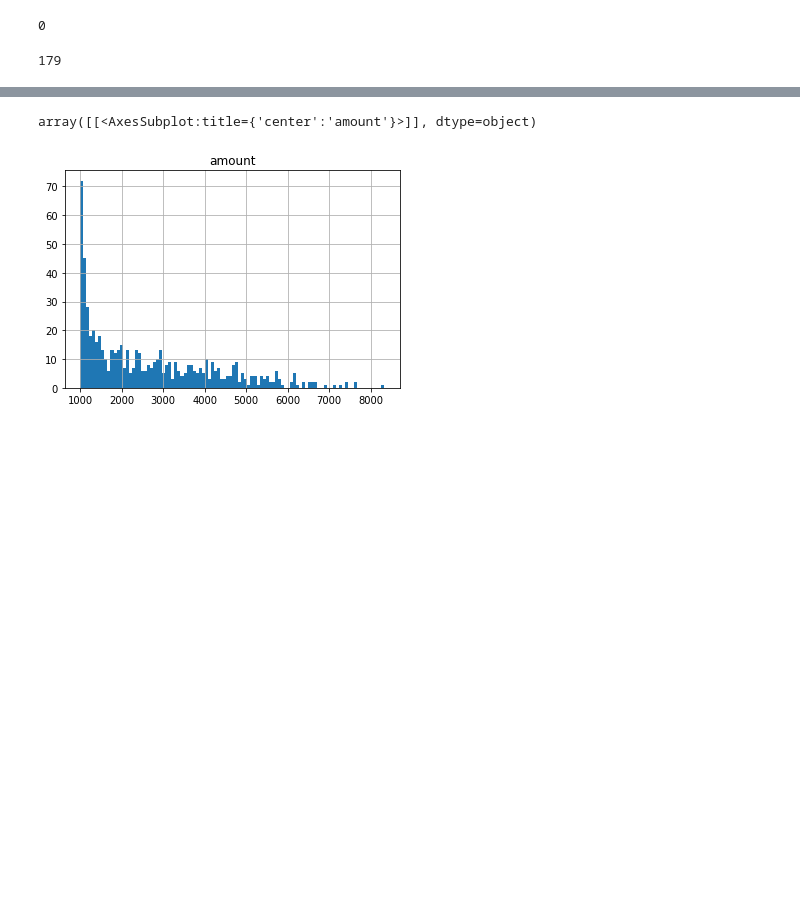
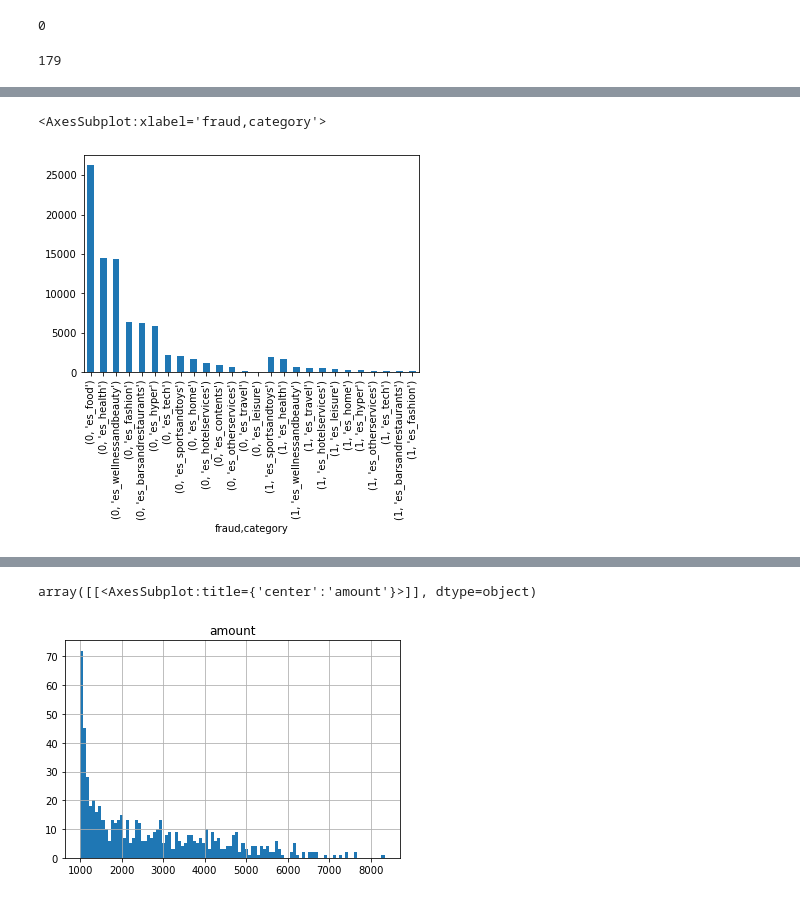
Before and after one commit to IanMMuldoon/FinFraud, a Jupyter notebook: fin.ipynb, the cells around one changed output, grey strips where cells are left out. Drawn from its saved outputs; the diff is of its cells as text; code cells hidden in the pictures; blank space fills up the shorter version.

```diff
--- a/fin.ipynb
+++ b/fin.ipynb
@@ -74,0 +90,6 @@ df[~df.category.isin(["'es_transportation'"])].category.value_counts().plot(kind
+# %%
+#spread of category with fraud breakdown, transportation excluded#
+df[~df.category.isin(["'es_transportation'"])].groupby("fraud").category.value_counts().plot(kind = 'bar')
+# %% [output]
+<AxesSubplot:xlabel='fraud,category'>
+[figure, added]
```
Also changed, not shown: parts of 19 cells of this notebook.
